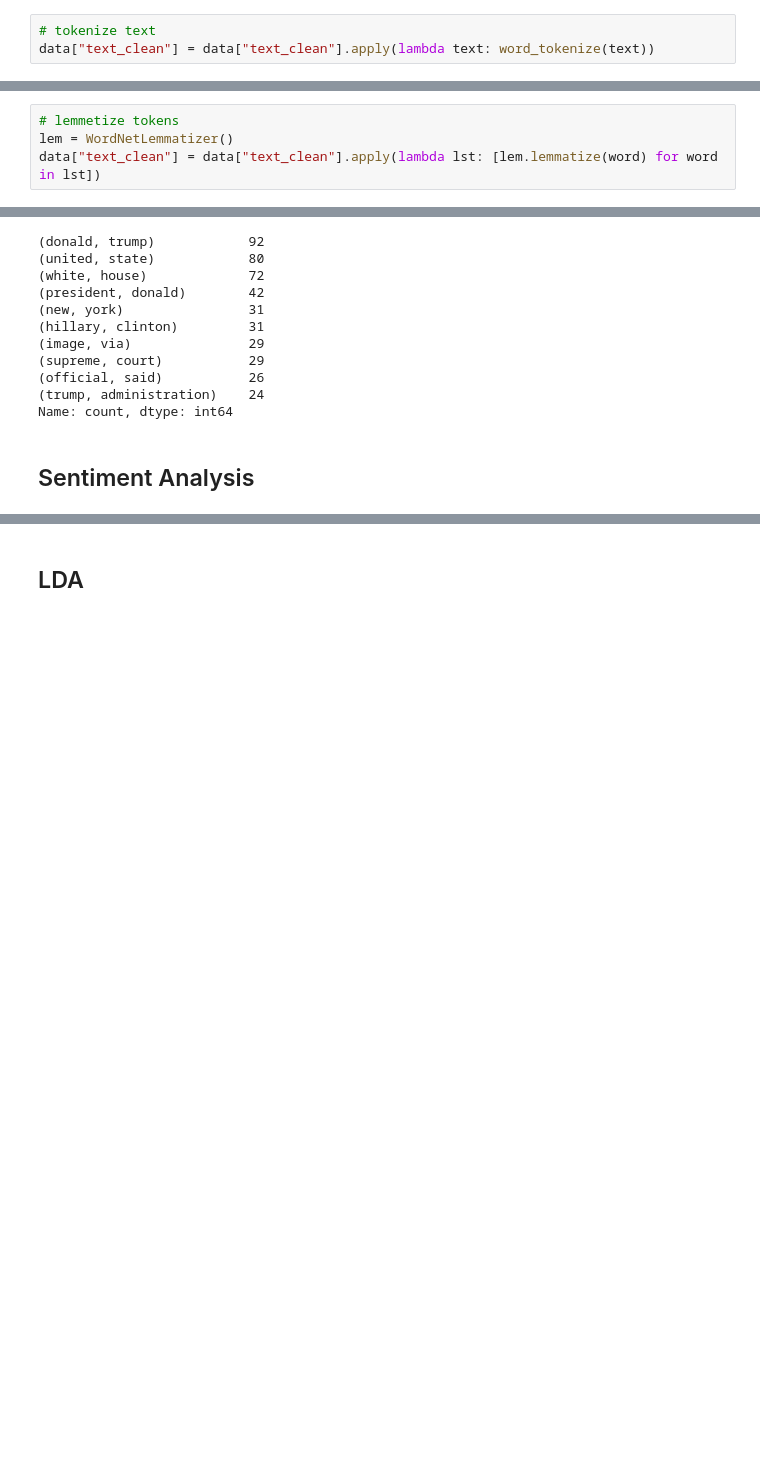
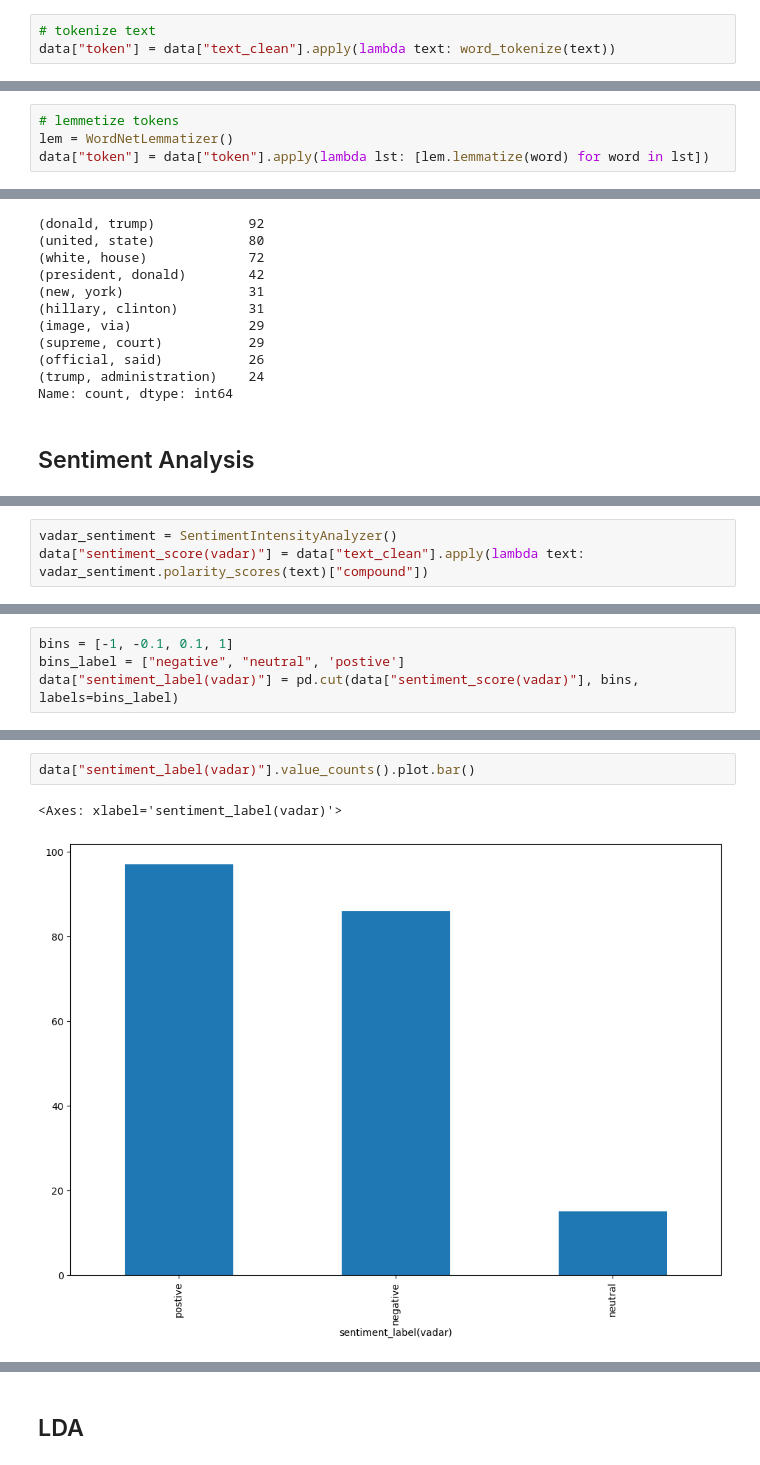
Before and after one commit to richmond003/Categorizing-Fake-News, a Jupyter notebook: model.ipynb, the cells around one changed output, grey strips where cells are left out. Saved outputs shown, nothing was run; the diff lists cells and outputs as text; blank space fills up the shorter version.

```diff
--- a/model.ipynb
+++ b/model.ipynb
@@ -470,5 +471,5 @@ data["text_clean"].head(10)
 Name: text_clean, dtype: str
 # %%
 # tokenize text
-data["text_clean"] = data["text_clean"].apply(lambda text: word_tokenize(text))
+data["token"] = data["text_clean"].apply(lambda text: word_tokenize(text))
 # %%
@@ -488,5 +489,5 @@ Name: text_clean, dtype: object
 # %%
 # lemmetize tokens
 lem = WordNetLemmatizer()
-data["text_clean"] = data["text_clean"].apply(lambda lst: [lem.lemmatize(word) for word in lst])
+data["token"] = data["token"].apply(lambda lst: [lem.lemmatize(word) for word in lst])
 # %%
@@ -565,0 +576,3 @@ Name: count, dtype: int64
+# %%
+vadar_sentiment = SentimentIntensityAnalyzer()
+data["sentiment_score(vadar)"] = data["text_clean"].apply(lambda text: vadar_sentiment.polarity_scores(text)["compound"])
@@ -565,0 +588,4 @@ Name: count, dtype: int64
+# %%
+bins = [-1, -0.1, 0.1, 1]
+bins_label = ["negative", "neutral", 'postive']
+data["sentiment_label(vadar)"] = pd.cut(data["sentiment_score(vadar)"], bins, labels=bins_label)
@@ -565,0 +601,5 @@ Name: count, dtype: int64
+# %%
+data["sentiment_label(vadar)"].value_counts().plot.bar()
+# %% [output]
+<Axes: xlabel='sentiment_label(vadar)'>
+[figure, added]
```
Also changed, not shown: parts of 9 cells of this notebook, 2 other files.
